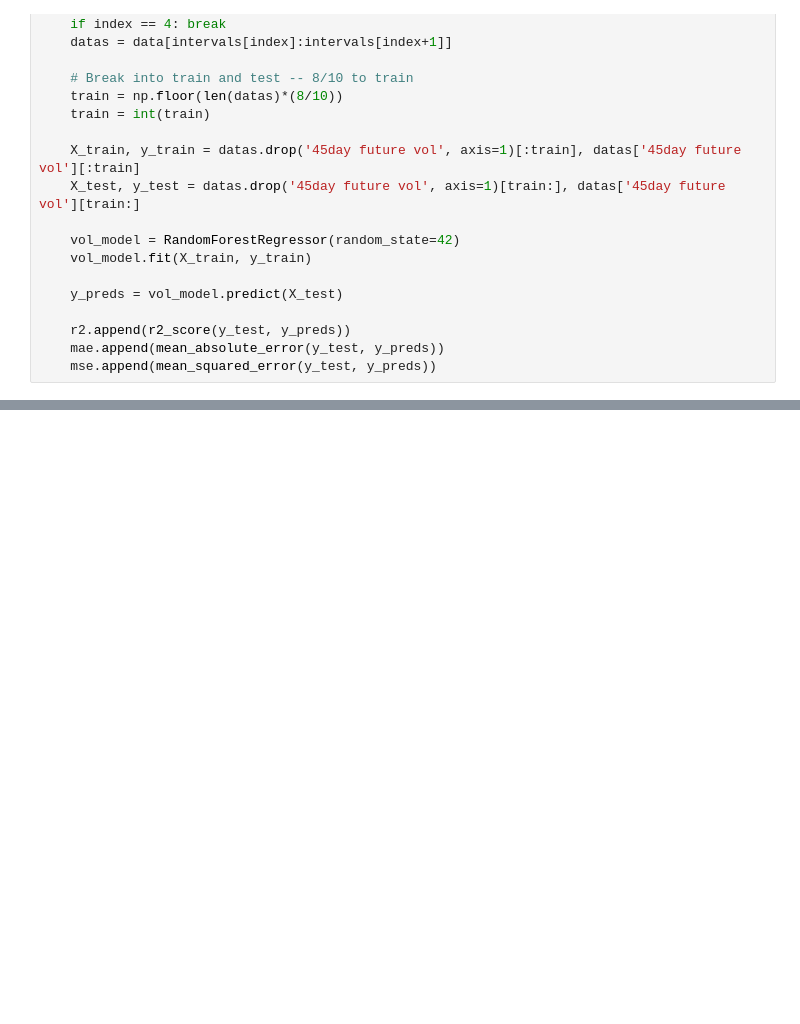
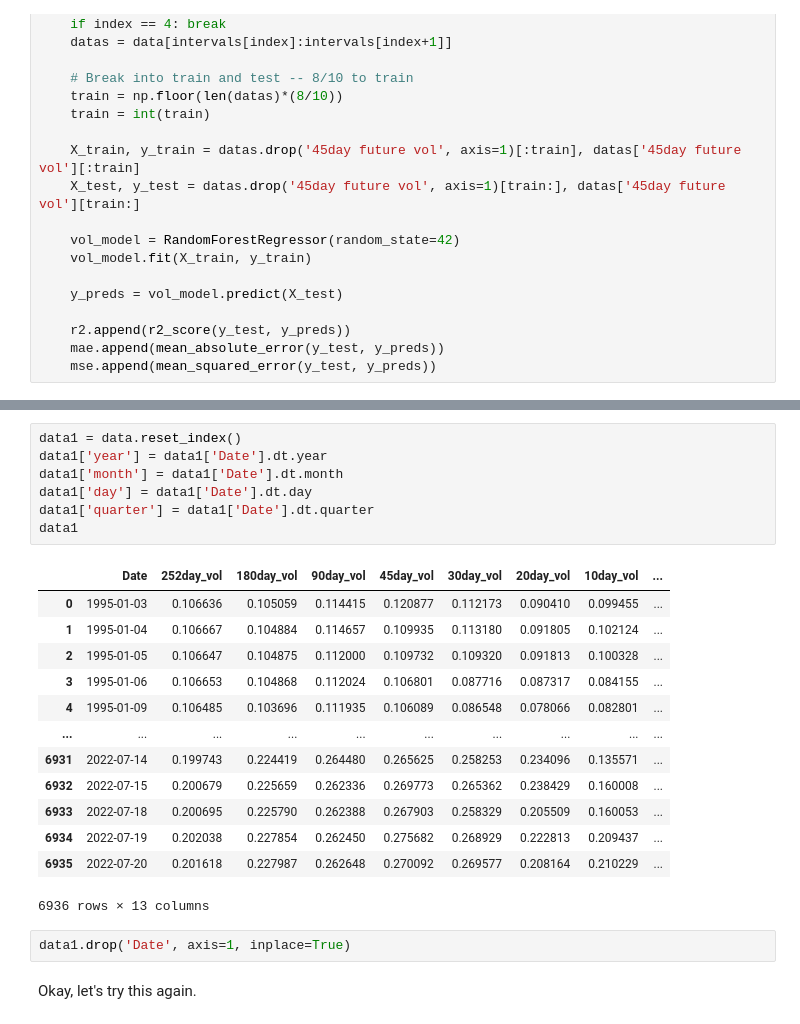
Before and after one commit to jwyattm/VolPredictor, a Jupyter notebook: VolPredictor1.0.ipynb, the cells around one changed output, grey strips where cells are left out. Drawn from its saved outputs; the diff is of its cells as text; blank space fills up the shorter version.

```diff
--- a/VolPredictor1.0.ipynb
+++ b/VolPredictor1.0.ipynb
@@ -160,0 +184,25 @@ np.mean(r2), np.mean(mae), np.mean(mse)
+# %%
+data1 = data.reset_index()
+data1['year'] = data1['Date'].dt.year
+data1['month'] = data1['Date'].dt.month
+data1['day'] = data1['Date'].dt.day
+data1['quarter'] = data1['Date'].dt.quarter
+data1
+# %% [output]
+|  | Date | 252day_vol | 180day_vol | 90day_vol | 45day_vol | 30day_vol | 20day_vol | 10day_vol | ... |
+| 0 | 1995-01-03 | 0.106636 | 0.105059 | 0.114415 | 0.120877 | 0.112173 | 0.090410 | 0.099455 | ... |
+| 1 | 1995-01-04 | 0.106667 | 0.104884 | 0.114657 | 0.109935 | 0.113180 | 0.091805 | 0.102124 | ... |
+| 2 | 1995-01-05 | 0.106647 | 0.104875 | 0.112000 | 0.109732 | 0.109320 | 0.091813 | 0.100328 | ... |
+| 3 | 1995-01-06 | 0.106653 | 0.104868 | 0.112024 | 0.106801 | 0.087716 | 0.087317 | 0.084155 | ... |
+| 4 | 1995-01-09 | 0.106485 | 0.103696 | 0.111935 | 0.106089 | 0.086548 | 0.078066 | 0.082801 | ... |
+| ... | ... | ... | ... | ... | ... | ... | ... | ... | ... |
+| 6931 | 2022-07-14 | 0.199743 | 0.224419 | 0.264480 | 0.265625 | 0.258253 | 0.234096 | 0.135571 | ... |
+| 6932 | 2022-07-15 | 0.200679 | 0.225659 | 0.262336 | 0.269773 | 0.265362 | 0.238429 | 0.160008 | ... |
+| 6933 | 2022-07-18 | 0.200695 | 0.225790 | 0.262388 | 0.267903 | 0.258329 | 0.205509 | 0.160053 | ... |
+| 6934 | 2022-07-19 | 0.202038 | 0.227854 | 0.262450 | 0.275682 | 0.268929 | 0.222813 | 0.209437 | ... |
+| 6935 | 2022-07-20 | 0.201618 | 0.227987 | 0.262648 | 0.270092 | 0.269577 | 0.208164 | 0.210229 | ... |
+6936 rows × 13 columns
+# %%
+data1.drop('Date', axis=1, inplace=True)
+# %% [markdown]
+Okay, let's try this again.
```
Also changed, not shown: parts of 13 cells of this notebook.
